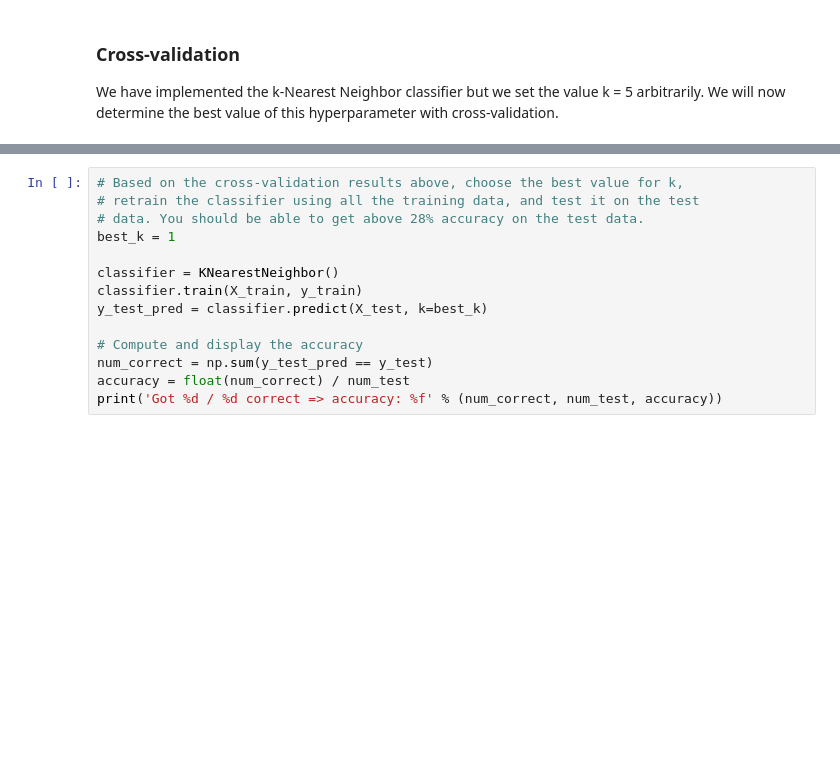
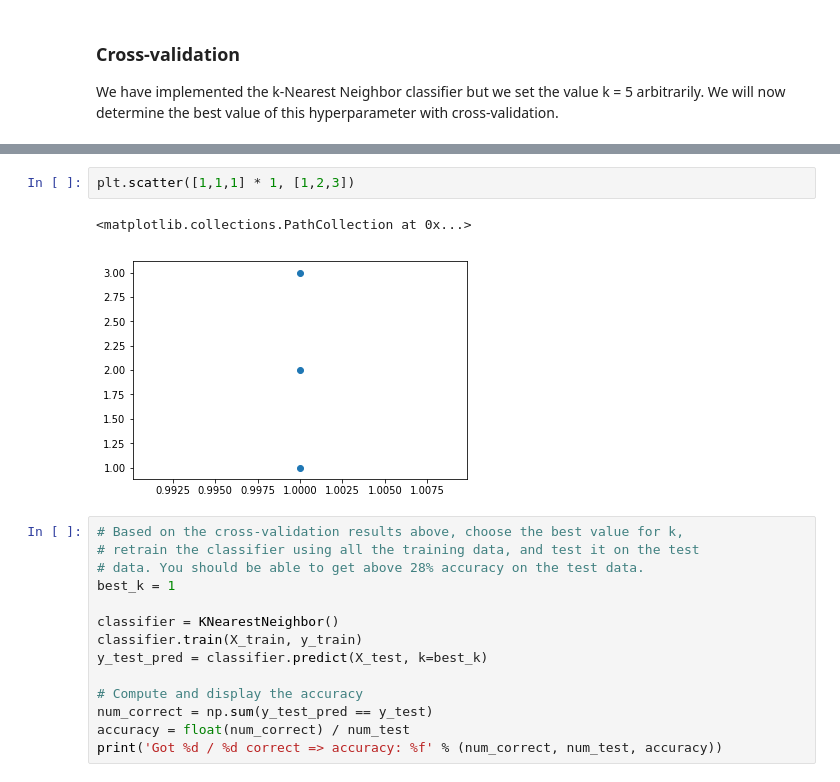
Before and after one commit to chenzhou9513/cs231n, a Jupyter notebook: assignment1/knn.ipynb, the cells around one changed output, grey strips where cells are left out. Saved outputs shown, nothing was run; the diff lists cells and outputs as text; blank space fills up the shorter version.

```diff
--- a/assignment1/knn.ipynb
+++ b/assignment1/knn.ipynb
@@ -329,3 +387,8 @@ plt.show()
+# %%
+plt.scatter([1,1,1] * 1, [1,2,3])
+# %% [output]
+<matplotlib.collections.PathCollection at 0x...>
+[figure, added]
 # %%
 # Based on the cross-validation results above, choose the best value for k,
 # retrain the classifier using all the training data, and test it on the test
```
Also changed, not shown: parts of 14 cells of this notebook, 2 other files.
